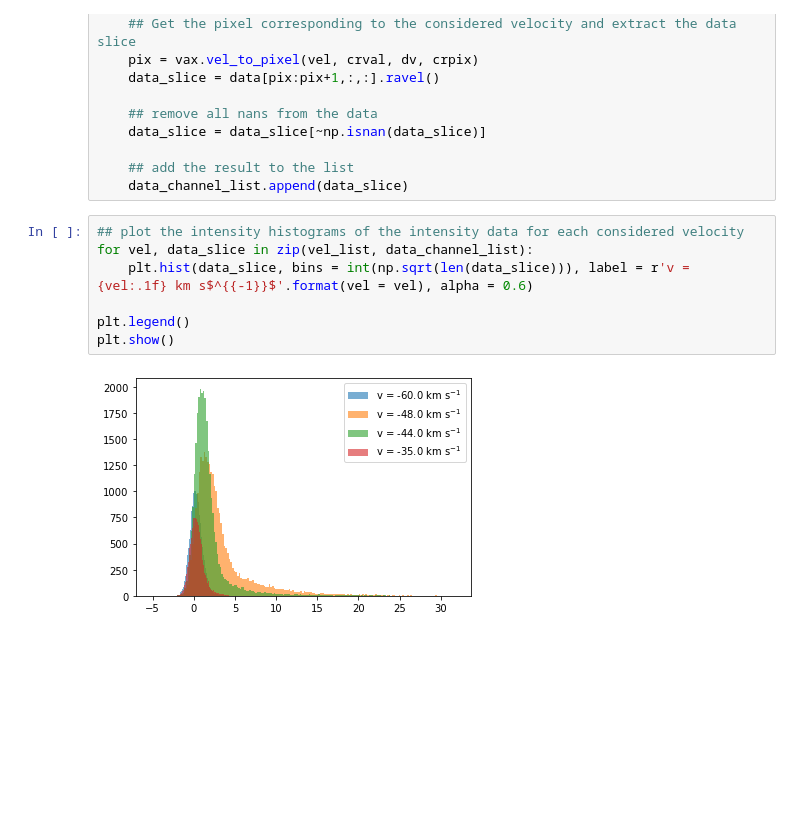
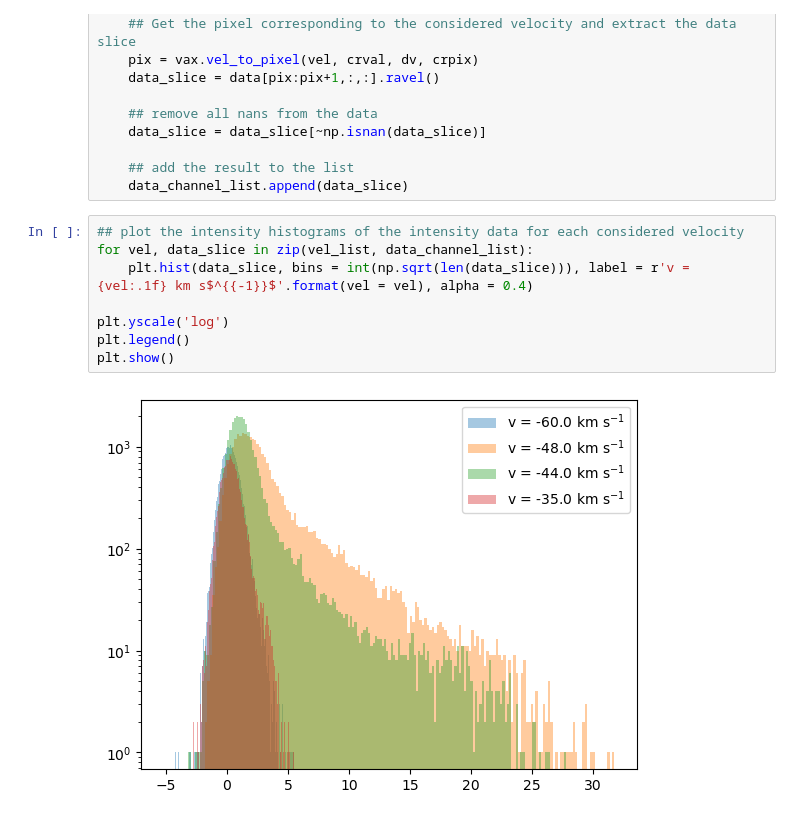
Before and after one commit to lmlb-astro/GMM, a Jupyter notebook: inspect_data.ipynb, the cells around one changed output. Drawn from its saved outputs; the diff is of its cells as text; blank space fills up the shorter version.

Commit message:
update the figures

```diff
--- a/inspect_data.ipynb
+++ b/inspect_data.ipynb
@@ -81,11 +84,12 @@ for vel in vel_list:
 # %%
 ## plot the intensity histograms of the intensity data for each considered velocity
 for vel, data_slice in zip(vel_list, data_channel_list):
-    plt.hist(data_slice, bins = int(np.sqrt(len(data_slice))), label = r'v = {vel:.1f} km s$^{{-1}}$'.format(vel = vel), alpha = 0.6)
+    plt.hist(data_slice, bins = int(np.sqrt(len(data_slice))), label = r'v = {vel:.1f} km s$^{{-1}}$'.format(vel = vel), alpha = 0.4)
 
+plt.yscale('log')
 plt.legend()
 plt.show()
 # %% [output]
-[figure, old version]
+[figure, new version]
 # %%
 ## plot 2D distributions
```
Also changed, not shown: parts of 4 cells of this notebook.
